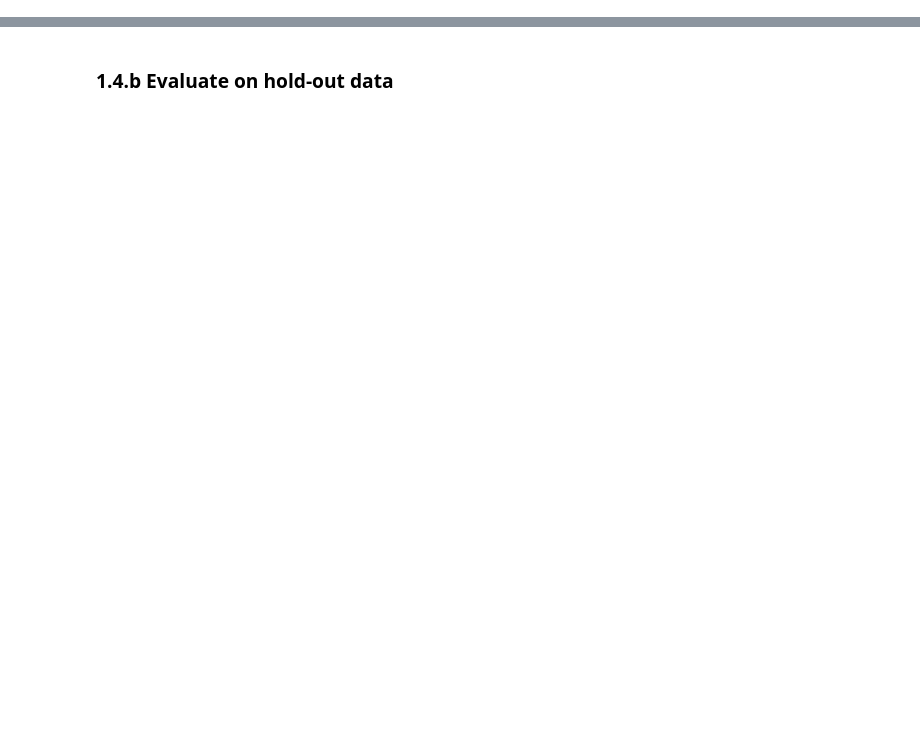
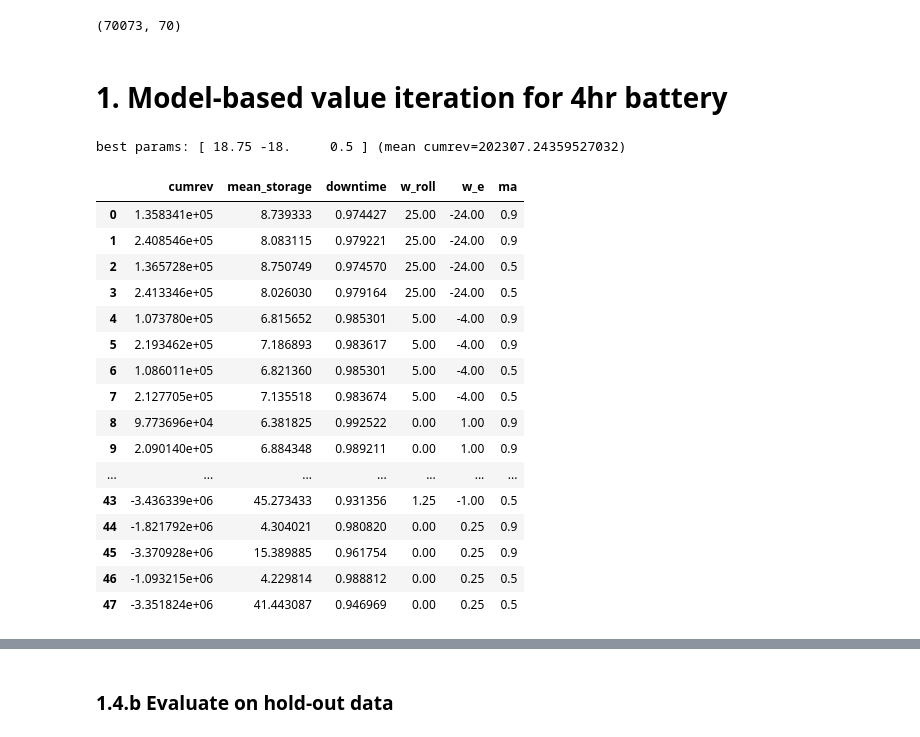
Before and after one commit to etrieschman/battery-charger, a Jupyter notebook: src/select_modelbased_approach.ipynb, the cells around one changed output, grey strips where cells are left out. Drawn from its saved outputs; the diff is of its cells as text; code cells hidden in the pictures; blank space fills up the shorter version.

```diff
--- a/src/select_modelbased_approach.ipynb
+++ b/src/select_modelbased_approach.ipynb
@@ -142,0 +85,6 @@ plt.show()
+# %%
+X_tt.shape
+# %% [output]
+(70073, 70)
+# %% [markdown]
+# 1. Model-based value iteration for 4hr battery
@@ -142,0 +95,32 @@ plt.show()
+# %%
+# start from previous hyperparam tuning
+summ = pd.read_csv(f'{PATH_RESULTS}hptune_summ_{node.lower()}_{b_params["dur"]}.csv')
+summmean = summ.groupby(['w_roll', 'w_e', 'ma']).mean().reset_index()
+
+# store best
+opt_idx = summmean.cumrev.argmax()
+hp_optimal = summmean.iloc[opt_idx].values[:3]
+print('best params:', hp_optimal, f'(mean cumrev={summmean.cumrev.max()})')
+# %% [output]
+best params: [ 18.75 -18.     0.5 ] (mean cumrev=202307.24359527032)
+# %%
+# wr*ws, wr*(1-ws)
+summ
+# %% [output]
+|  | cumrev | mean_storage | downtime | w_roll | w_e | ma |
+| 0 | 1.358341e+05 | 8.739333 | 0.974427 | 25.00 | -24.00 | 0.9 |
+| 1 | 2.408546e+05 | 8.083115 | 0.979221 | 25.00 | -24.00 | 0.9 |
+| 2 | 1.365728e+05 | 8.750749 | 0.974570 | 25.00 | -24.00 | 0.5 |
+| 3 | 2.413346e+05 | 8.026030 | 0.979164 | 25.00 | -24.00 | 0.5 |
+| 4 | 1.073780e+05 | 6.815652 | 0.985301 | 5.00 | -4.00 | 0.9 |
+| 5 | 2.193462e+05 | 7.186893 | 0.983617 | 5.00 | -4.00 | 0.9 |
+| 6 | 1.086011e+05 | 6.821360 | 0.985301 | 5.00 | -4.00 | 0.5 |
+| 7 | 2.127705e+05 | 7.135518 | 0.983674 | 5.00 | -4.00 | 0.5 |
+| 8 | 9.773696e+04 | 6.381825 | 0.992522 | 0.00 | 1.00 | 0.9 |
+| 9 | 2.090140e+05 | 6.884348 | 0.989211 | 0.00 | 1.00 | 0.9 |
+| ... | ... | ... | ... | ... | ... | ... |
+| 43 | -3.436339e+06 | 45.273433 | 0.931356 | 1.25 | -1.00 | 0.5 |
+| 44 | -1.821792e+06 | 4.304021 | 0.980820 | 0.00 | 0.25 | 0.9 |
+| 45 | -3.370928e+06 | 15.389885 | 0.961754 | 0.00 | 0.25 | 0.9 |
+| 46 | -1.093215e+06 | 4.229814 | 0.988812 | 0.00 | 0.25 | 0.5 |
+| 47 | -3.351824e+06 | 41.443087 | 0.946969 | 0.00 | 0.25 | 0.5 |
```
Also changed, not shown: parts of 47 cells of this notebook, 13 other files.
